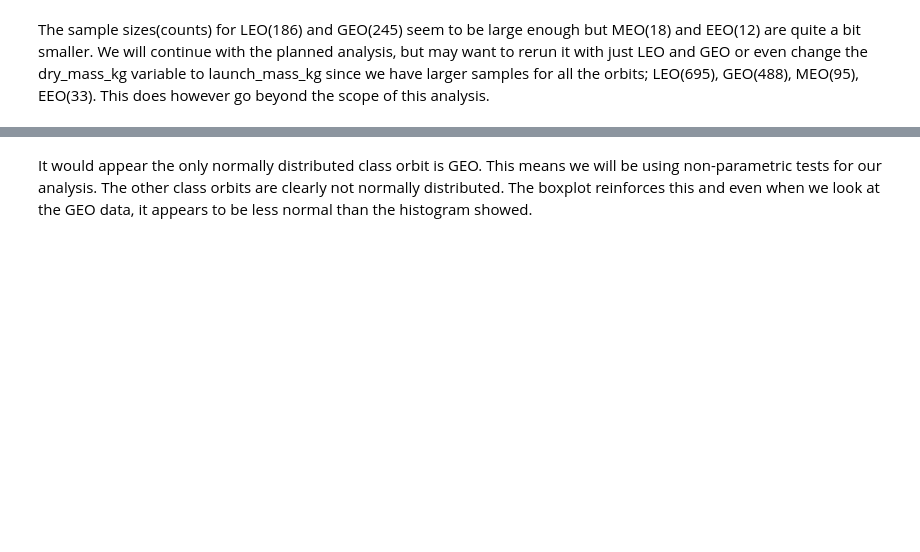
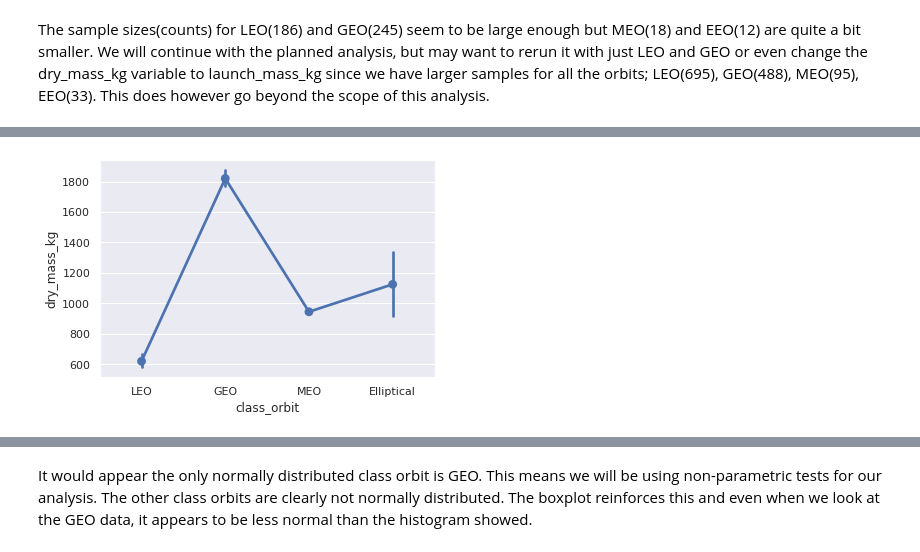
Before and after one commit to esabers/Active-Satellites, a Jupyter notebook: Active_Satellite_Research_Analysis.ipynb, the cells around one changed output, grey strips where cells are left out. Cells and saved outputs as stored; diff of their text form; code cells hidden in the pictures; blank space fills up the shorter version.

```diff
--- a/Active_Satellite_Research_Analysis.ipynb
+++ b/Active_Satellite_Research_Analysis.ipynb
@@ -162,0 +193,5 @@ The sample sizes(counts) for LEO(186) and GEO(245) seem to be large enough but M
+# %%
+sns.set_theme(style="darkgrid")
+ax = sns.pointplot(x="class_orbit", y="dry_mass_kg", data=sat_df)
+# %% [output]
+[figure, added]
```
Also changed, not shown: parts of 40 cells of this notebook.
